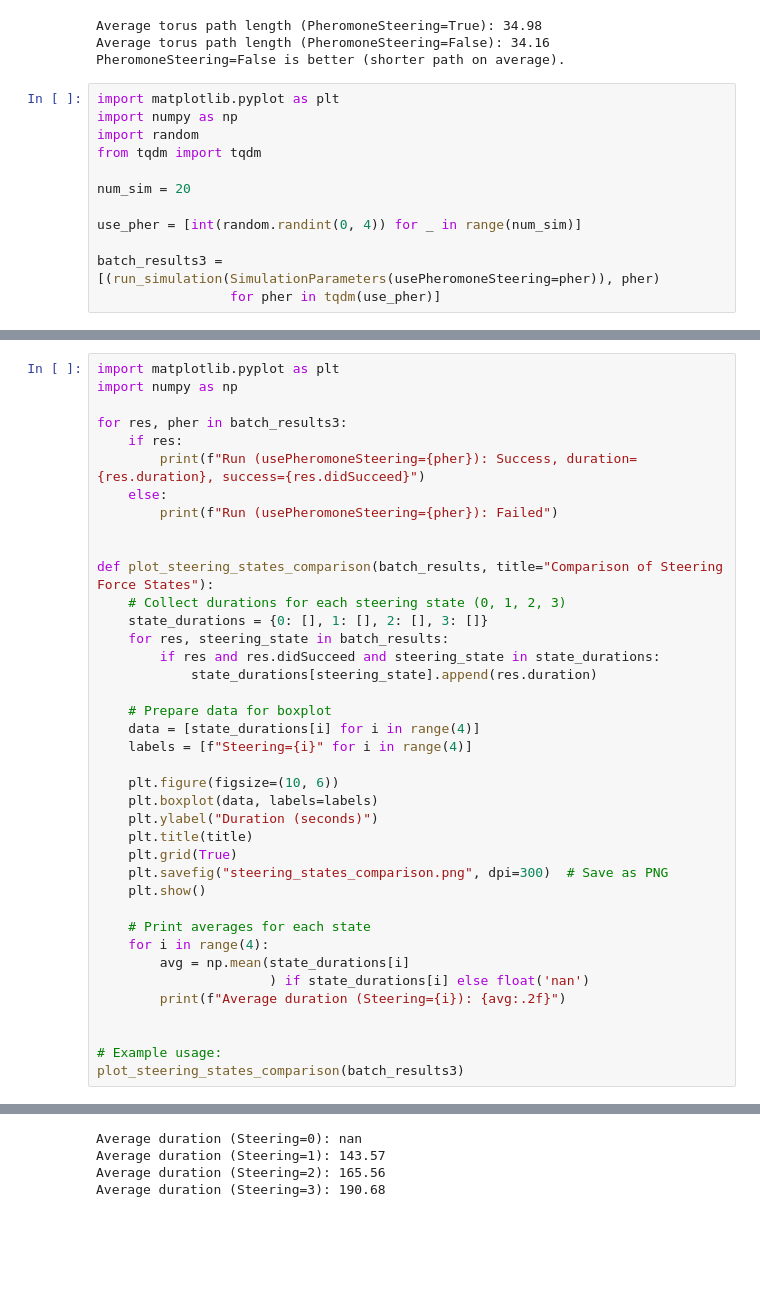
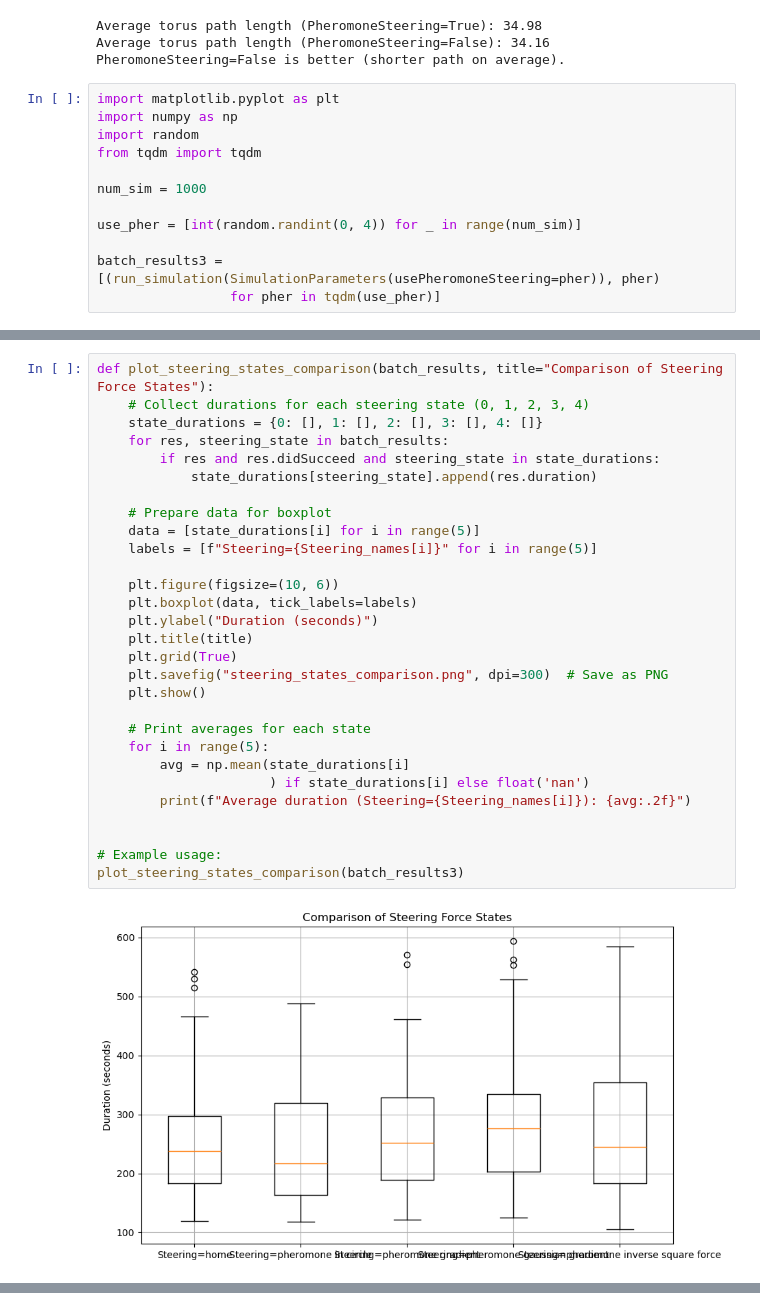
Before and after one commit to matanco64/Ant-Simulation, a Jupyter notebook: sim.ipynb, the cells around one changed output, grey strips where cells are left out. Cells and saved outputs as stored; diff of their text form; blank space fills up the shorter version.

```diff
--- a/sim.ipynb
+++ b/sim.ipynb
@@ -268,7 +268,7 @@ import numpy as np
 import random
 from tqdm import tqdm
 
-num_sim = 20
+num_sim = 1000
 
 use_pher = [int(random.randint(0, 4)) for _ in range(num_sim)]
 
@@ -277,40 +285,31 @@ batch_results3 = [(run_simulation(SimulationParameters(usePheromoneSteering=pher
 # %%
-import matplotlib.pyplot as plt
-import numpy as np
-
-for res, pher in batch_results3:
-    if res:
-        print(f"Run (usePheromoneSteering={pher}): Success, duration={res.duration}, success={res.didSucceed}")
-    else:
-        print(f"Run (usePheromoneSteering={pher}): Failed")
-
-
 def plot_steering_states_comparison(batch_results, title="Comparison of Steering Force States"):
-    # Collect durations for each steering state (0, 1, 2, 3)
-    state_durations = {0: [], 1: [], 2: [], 3: []}
+    # Collect durations for each steering state (0, 1, 2, 3, 4)
+    state_durations = {0: [], 1: [], 2: [], 3: [], 4: []}
     for res, steering_state in batch_results:
         if res and res.didSucceed and steering_state in state_durations:
             state_durations[steering_state].append(res.duration)
 
     # Prepare data for boxplot
-    data = [state_durations[i] for i in range(4)]
-    labels = [f"Steering={i}" for i in range(4)]
+    data = [state_durations[i] for i in range(5)]
+    labels = [f"Steering={Steering_names[i]}" for i in range(5)]
 
     plt.figure(figsize=(10, 6))
-    plt.boxplot(data, labels=labels)
+    plt.boxplot(data, tick_labels=labels)
     plt.ylabel("Duration (seconds)")
     plt.title(title)
     plt.grid(True)
     plt.savefig("steering_states_comparison.png", dpi=300)  # Save as PNG
     plt.show()
 
     # Print averages for each state
-    for i in range(4):
+    for i in range(5):
         avg = np.mean(state_durations[i]
                       ) if state_durations[i] else float('nan')
-        print(f"Average duration (Steering={i}): {avg:.2f}")
+        print(f"Average duration (Steering={Steering_names[i]}): {avg:.2f}")
 
 
 # Example usage:
 plot_steering_states_comparison(batch_results3)
 # %% [output]
+[figure, new version]
@@ -338,4 +320,0 @@ Run (usePheromoneSteering=3): Success, duration=150.78848266601562, success=True
-Average duration (Steering=0): nan
-Average duration (Steering=1): 143.57
-Average duration (Steering=2): 165.56
-Average duration (Steering=3): 190.68
```
Also changed, not shown: parts of 6 cells of this notebook, 22 other files.
